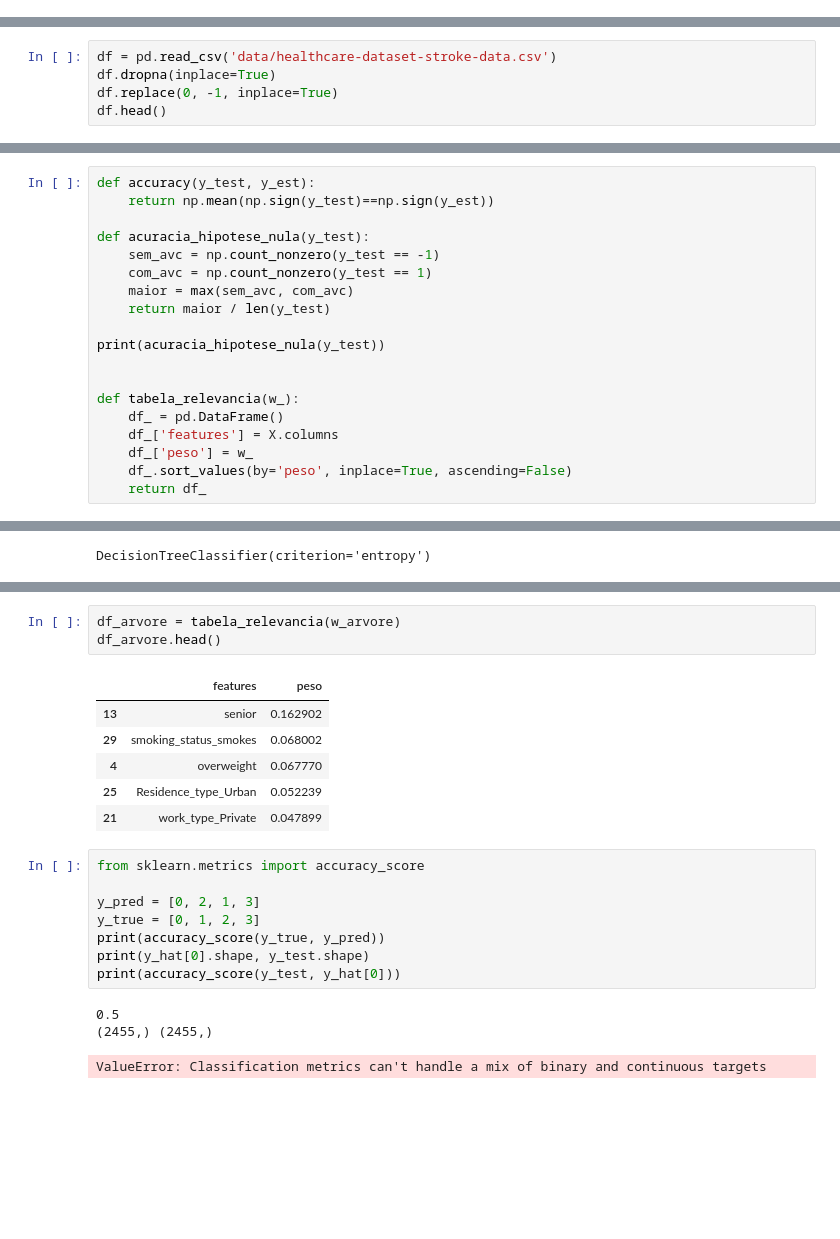
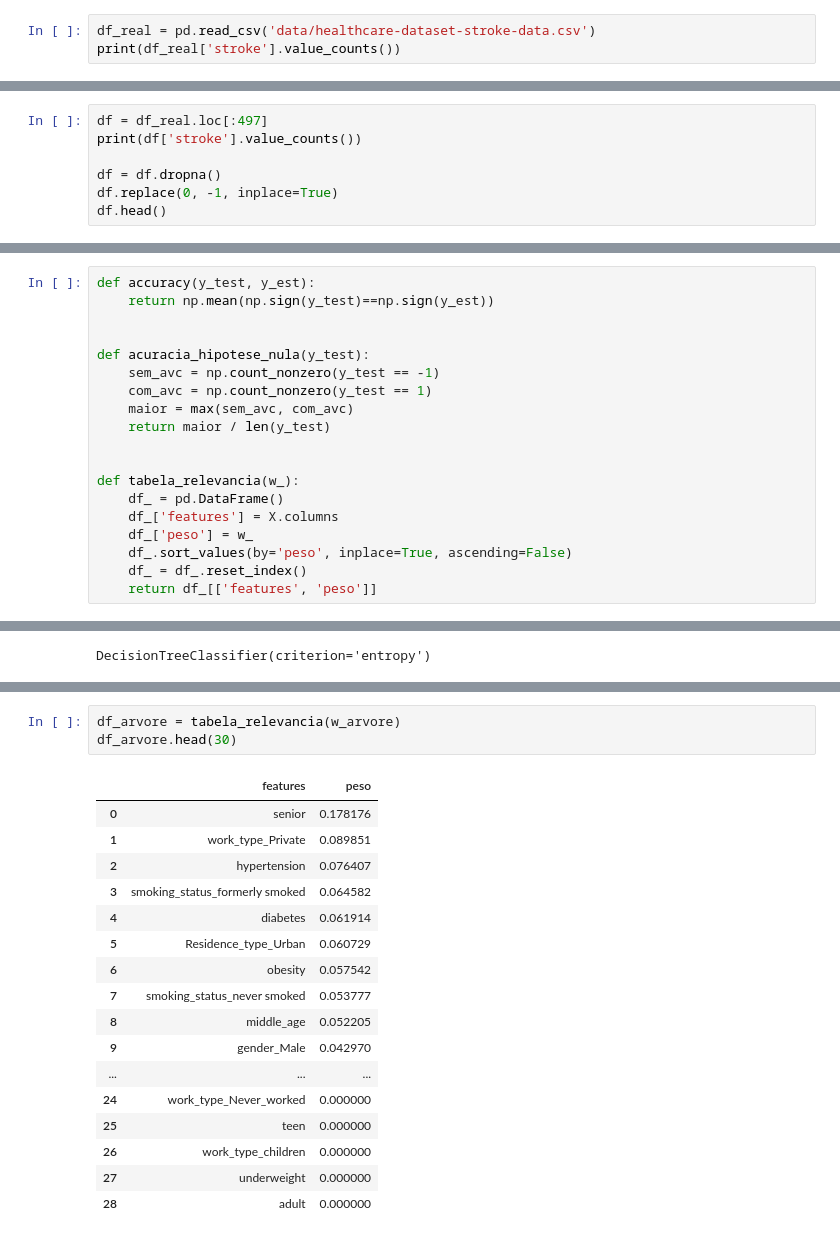
Before and after one commit to Isabelleatt/classificador_AVCs, a Jupyter notebook: demo.ipynb, the cells around one changed output, grey strips where cells are left out. Saved outputs shown, nothing was run; the diff lists cells and outputs as text; blank space fills up the shorter version.

```diff
--- a/demo.ipynb
+++ b/demo.ipynb
@@ -7,3 +7,6 @@ import pandas as pd
 import numpy as np
 # %% [markdown]
 Carregando o dataframe
+# %%
+df_real = pd.read_csv('data/healthcare-dataset-stroke-data.csv')
+print(df_real['stroke'].value_counts())
@@ -10,6 +20,8 @@ Carregando o dataframe
 # %%
-df = pd.read_csv('data/healthcare-dataset-stroke-data.csv')
-df.dropna(inplace=True)
+df = df_real.loc[:497]
+print(df['stroke'].value_counts())
+
+df = df.dropna()
 df.replace(0, -1, inplace=True)
 df.head()
 # %% [output]
@@ -77,6 +93,7 @@ função de acurácia utilizada
 # %%
 def accuracy(y_test, y_est):
     return np.mean(np.sign(y_test)==np.sign(y_est))
+
 
 def acuracia_hipotese_nula(y_test):
     sem_avc = np.count_nonzero(y_test == -1)
@@ -84,12 +101,11 @@ def acuracia_hipotese_nula(y_test):
     maior = max(sem_avc, com_avc)
     return maior / len(y_test)
 
-print(acuracia_hipotese_nula(y_test))
-
 
 def tabela_relevancia(w_):
     df_ = pd.DataFrame()
     df_['features'] = X.columns
     df_['peso'] = w_
     df_.sort_values(by='peso', inplace=True, ascending=False)
-    return df_
+    df_ = df_.reset_index()
+    return df_[['features', 'peso']]
@@ -170,22 +197,21 @@ Acurácia: 0.9604887983706721
 # %%
 df_arvore = tabela_relevancia(w_arvore)
-df_arvore.head()
+df_arvore.head(30)
 # %% [output]
 |  | features | peso |
-| 13 | senior | 0.162902 |
-| 29 | smoking_status_smokes | 0.068002 |
-| 4 | overweight | 0.067770 |
-| 25 | Residence_type_Urban | 0.052239 |
-| 21 | work_type_Private | 0.047899 |
+| 0 | senior | 0.178176 |
+| 1 | work_type_Private | 0.089851 |
+| 2 | hypertension | 0.076407 |
+| 3 | smoking_status_formerly smoked | 0.064582 |
+| 4 | diabetes | 0.061914 |
+| 5 | Residence_type_Urban | 0.060729 |
+| 6 | obesity | 0.057542 |
+| 7 | smoking_status_never smoked | 0.053777 |
+| 8 | middle_age | 0.052205 |
+| 9 | gender_Male | 0.042970 |
+| ... | ... | ... |
+| 24 | work_type_Never_worked | 0.000000 |
+| 25 | teen | 0.000000 |
+| 26 | work_type_children | 0.000000 |
+| 27 | underweight | 0.000000 |
+| 28 | adult | 0.000000 |
-# %%
-from sklearn.metrics import accuracy_score
-
-y_pred = [0, 2, 1, 3]
-y_true = [0, 1, 2, 3]
-print(accuracy_score(y_true, y_pred))
-print(y_hat[0].shape, y_test.shape)
-print(accuracy_score(y_test, y_hat[0]))
-# %% [output]
-0.5
-(2455,) (2455,)
-ValueError: Classification metrics can't handle a mix of binary and continuous targets
```
Also changed, not shown: parts of 9 cells of this notebook, 1 other file.
